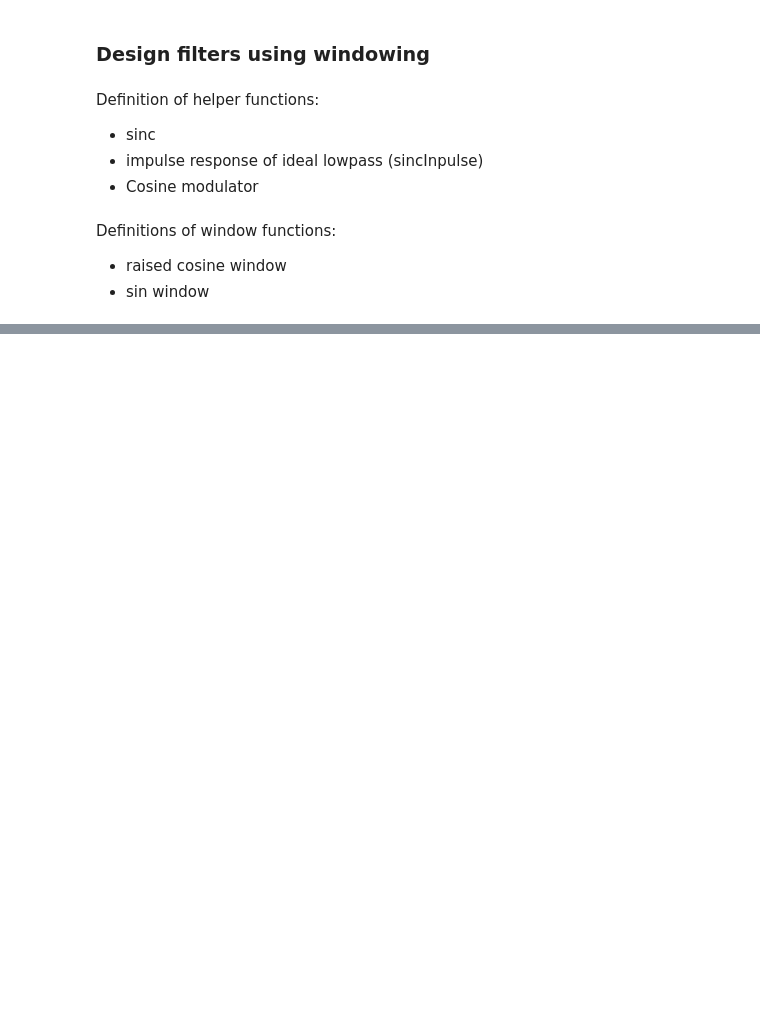
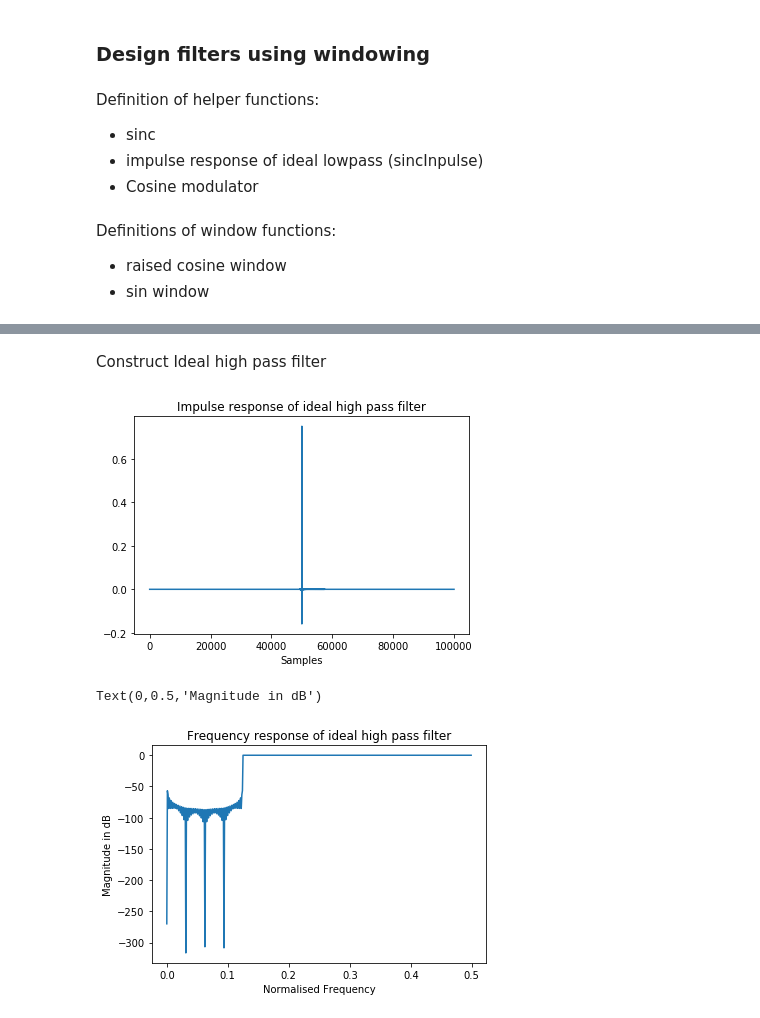
Before and after one commit to jole6826/MRSP, a Jupyter notebook: MRSP_sem2.ipynb, the cells around one changed output, grey strips where cells are left out. Cells and saved outputs as stored; diff of their text form; code cells hidden in the pictures; blank space fills up the shorter version.

```diff
--- a/MRSP_sem2.ipynb
+++ b/MRSP_sem2.ipynb
@@ -113,0 +156,36 @@ def sinWindow(N):
+# %% [markdown]
+Construct Ideal high pass filter
+# %%
+def construct_ideal_hp(N, wc):
+    nd = int(N/2)
+
+    # construct magnitude response
+    wcIdx = np.round((wc/np.pi)*(N/2)).astype(int)
+    H_desired = np.concatenate([np.zeros(wcIdx), np.ones(nd-wcIdx)])
+
+    # construct phase response = delay to make causal
+    delay_t = np.concatenate([np.zeros(nd), [1], np.zeros(nd-1)])
+    delay_f = fft.fft(delay_t)
+    Ph_desired = np.angle(delay_f)
+
+    # IFFT of constructed ideal hp
+    H_desired = np.concatenate([H_desired, np.conj(H_desired)])
+    fresp_ideal = H_desired * np.exp(1j*Ph_desired)
+    h = fft.ifft(fresp_ideal)
+    return h
+
+hp_ideal = construct_ideal_hp(100000, 0.25*np.pi) #"infinitely" long equals 100k samples here
+plt.plot(hp_ideal)
+plt.title('Impulse response of ideal high pass filter')
+plt.xlabel('Samples')
+plt.show()
+
+w,H = sig.freqz(hp_ideal)
+plt.plot(w/(2*np.pi),20*np.log10(np.abs(H)))
+plt.title('Frequency response of ideal high pass filter')
+plt.xlabel('Normalised Frequency')
+plt.ylabel('Magnitude in dB')
+# %% [output]
+[figure, added]
+Text(0,0.5,'Magnitude in dB')
+[figure, added]
```
Also changed, not shown: parts of 18 cells of this notebook.
